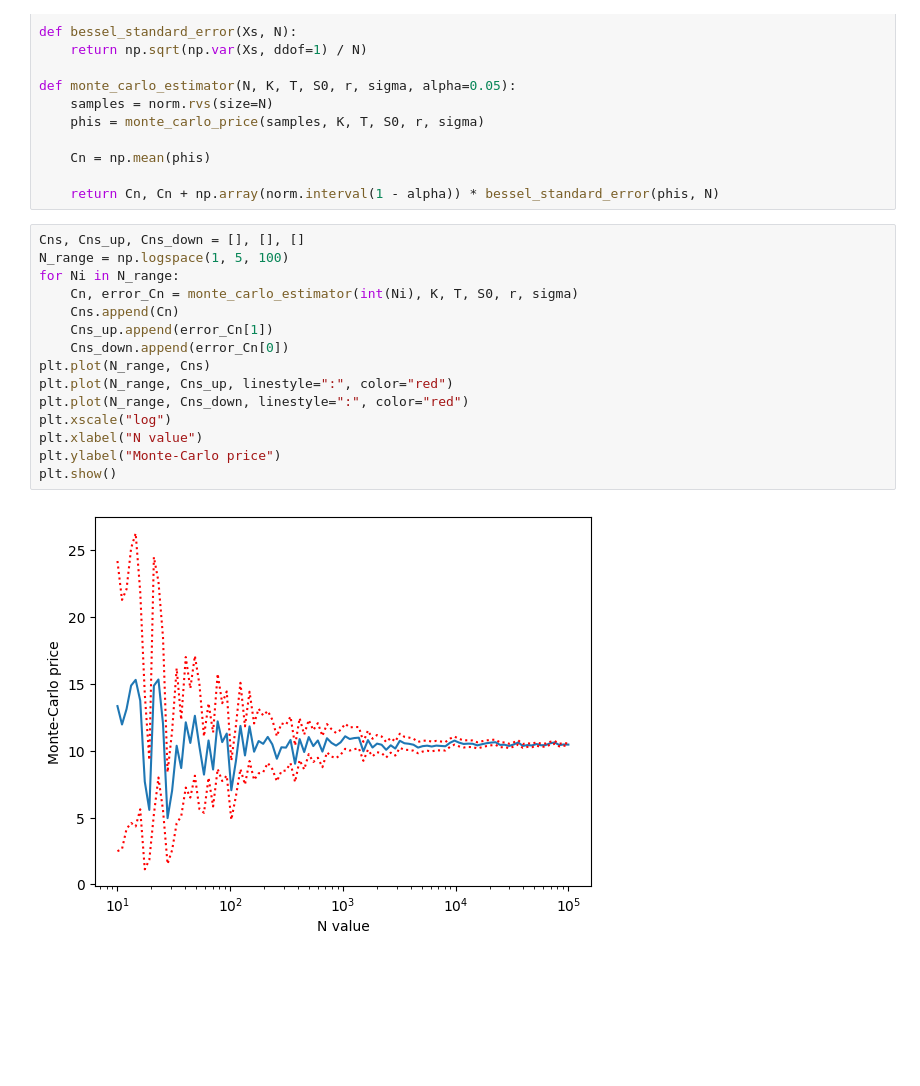
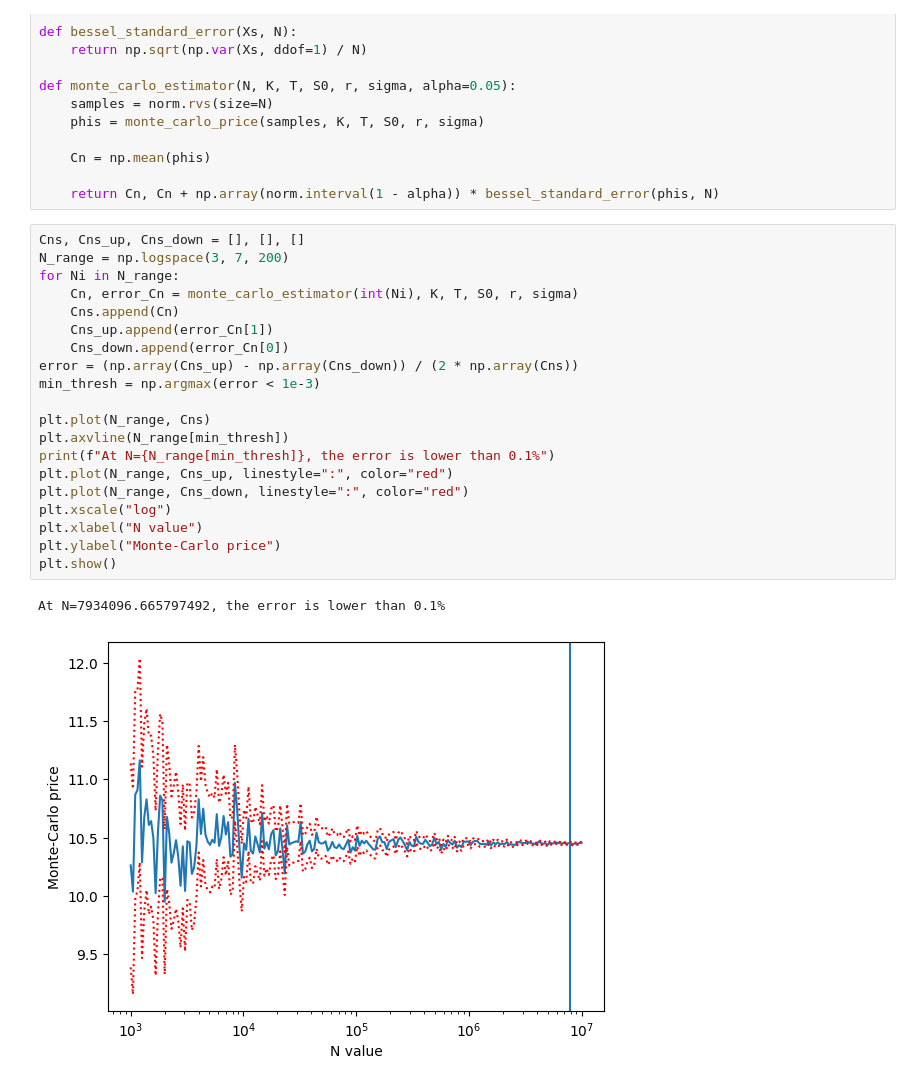
Before and after one commit to kerrianlc/stochastic-proc-fin, a Jupyter notebook: MSF-QI-LC-M.ipynb, the cells around one changed output. Cells and saved outputs as stored; diff of their text form; blank space fills up the shorter version.

```diff
--- a/MSF-QI-LC-M.ipynb
+++ b/MSF-QI-LC-M.ipynb
@@ -92,18 +92,24 @@ def monte_carlo_estimator(N, K, T, S0, r, sigma, alpha=0.05):
     return Cn, Cn + np.array(norm.interval(1 - alpha)) * bessel_standard_error(phis, N)
 # %%
 Cns, Cns_up, Cns_down = [], [], []
-N_range = np.logspace(1, 5, 100)
+N_range = np.logspace(3, 7, 200)
 for Ni in N_range:
     Cn, error_Cn = monte_carlo_estimator(int(Ni), K, T, S0, r, sigma)
     Cns.append(Cn)
     Cns_up.append(error_Cn[1])
     Cns_down.append(error_Cn[0])
+error = (np.array(Cns_up) - np.array(Cns_down)) / (2 * np.array(Cns))
+min_thresh = np.argmax(error < 1e-3)
+
 plt.plot(N_range, Cns)
+plt.axvline(N_range[min_thresh])
+print(f"At N={N_range[min_thresh]}, the error is lower than 0.1%")
 plt.plot(N_range, Cns_up, linestyle=":", color="red")
 plt.plot(N_range, Cns_down, linestyle=":", color="red")
 plt.xscale("log")
 plt.xlabel("N value")
 plt.ylabel("Monte-Carlo price")
 plt.show()
 # %% [output]
+At N=7934096.665797492, the error is lower than 0.1%
-[figure, old version]
+[figure, new version]
```
Also changed, not shown: parts of 1 cell of this notebook.
